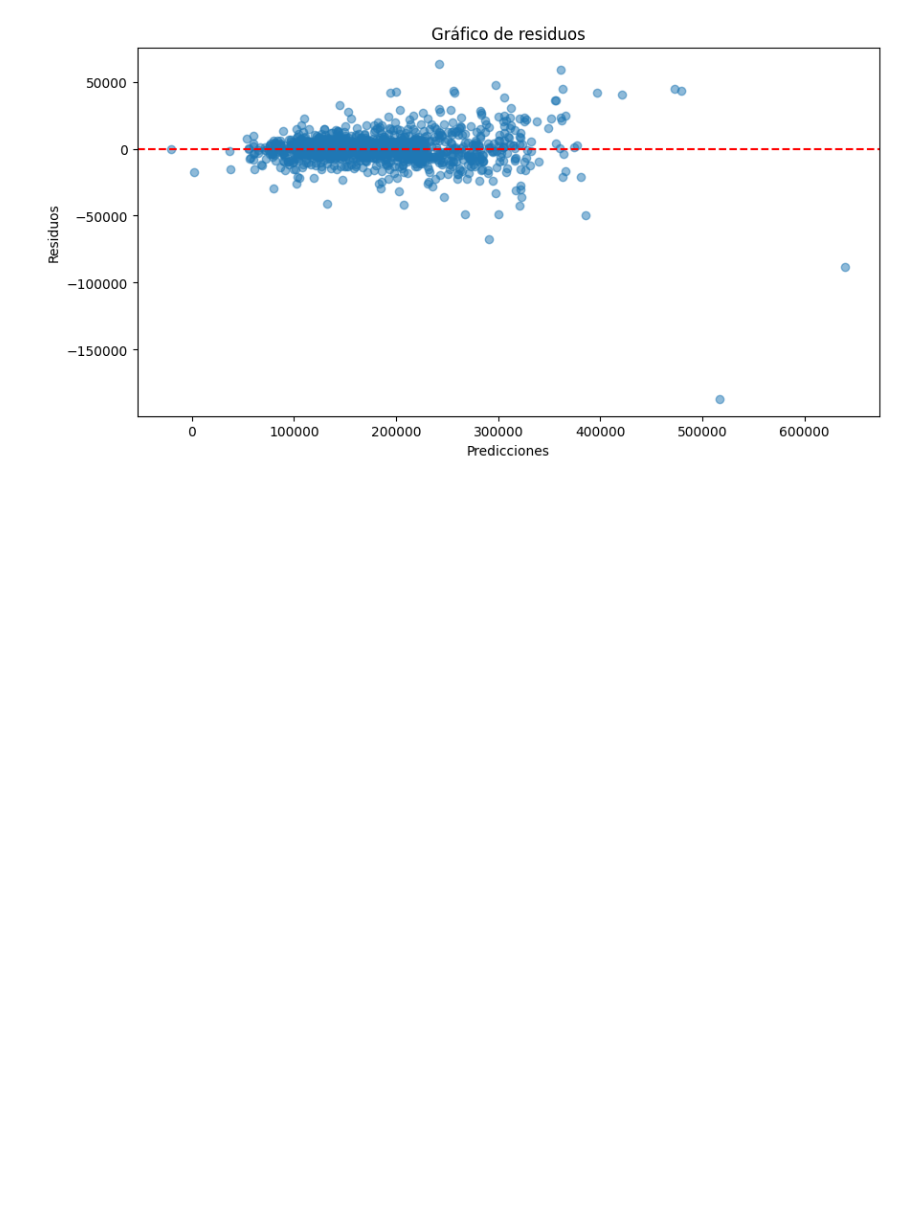
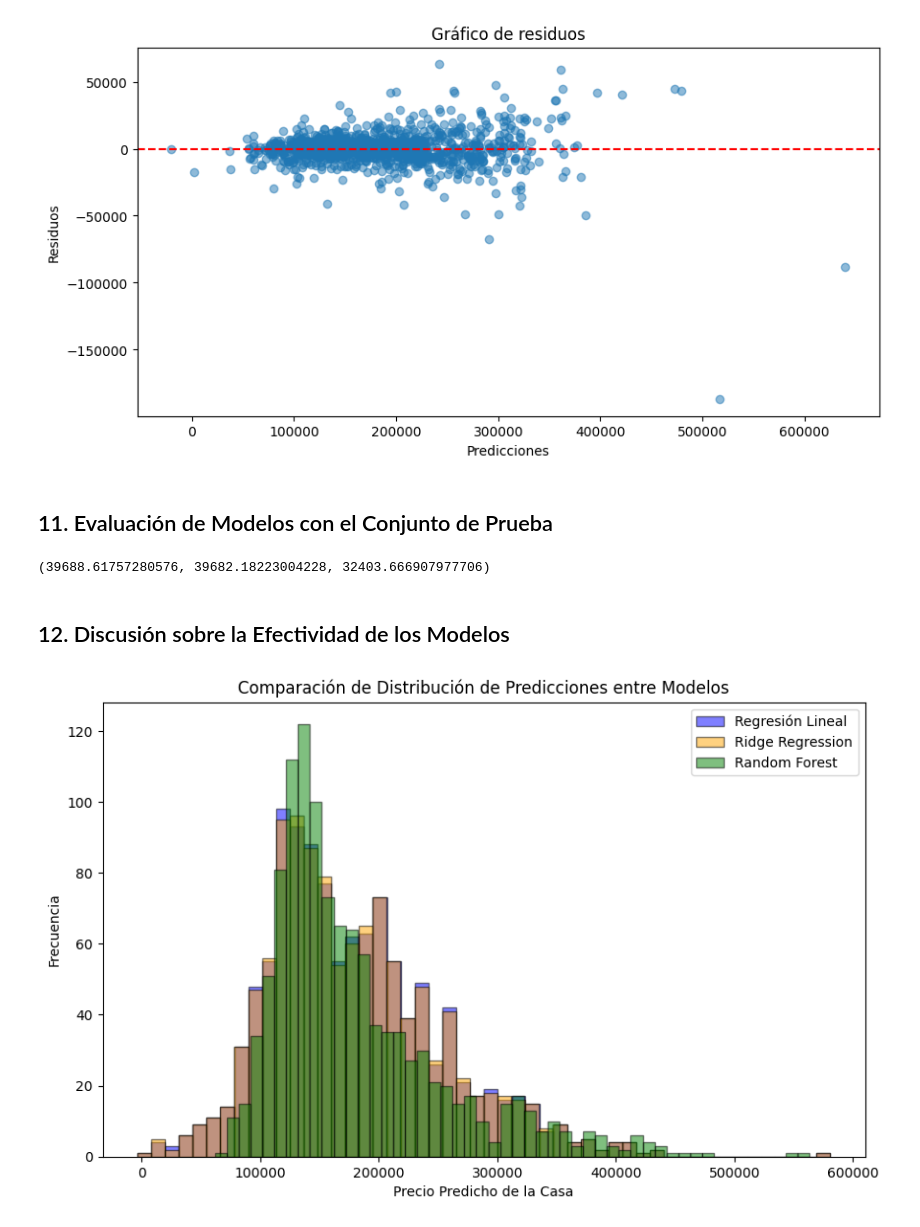
Before and after one commit to Sofiamishel2003/Modelo_Regresion_Lineal, a Jupyter notebook: Modelo_RegresionLineal.ipynb, the cells around one changed output. Drawn from its saved outputs; the diff is of its cells as text; code cells hidden in the pictures; blank space fills up the shorter version.

```diff
--- a/Modelo_RegresionLineal.ipynb
+++ b/Modelo_RegresionLineal.ipynb
@@ -661,3 +653,49 @@ plt.title("Gráfico de residuos")
 plt.show()
 # %% [output]
 [figure]
+# %% [markdown]
+## 11. Evaluación de Modelos con el Conjunto de Prueba
+# %%
+# Modelo 1: Regresión Lineal Múltiple
+lr_model = LinearRegression()
+lr_model.fit(X_train, y_train)
+y_pred_lr = lr_model.predict(X_test)
+
+# Modelo 2: Ridge Regression
+ridge = Ridge(alpha=1.0)
+ridge.fit(X_train, y_train)
+y_pred_ridge = ridge.predict(X_test)
+
+# Modelo 3: Random Forest
+best_rf = RandomForestRegressor(n_estimators=100, max_depth=20, min_samples_split=2, random_state=42)
+best_rf.fit(X_train, y_train)
+y_pred_rf = best_rf.predict(X_test)
+
+# Evaluación con validación cruzada
+cv_scores_lr = cross_val_score(lr_model, X_train, y_train, scoring="neg_mean_squared_error", cv=5)
+cv_scores_ridge = cross_val_score(ridge, X_train, y_train, scoring="neg_mean_squared_error", cv=5)
+cv_scores_rf = cross_val_score(best_rf, X_train, y_train, scoring="neg_mean_squared_error", cv=5)
+
+# Cálculo de RMSE
+rmse_lr = np.sqrt(-cv_scores_lr.mean())
+rmse_ridge = np.sqrt(-cv_scores_ridge.mean())
+rmse_rf = np.sqrt(-cv_scores_rf.mean())
+
+rmse_lr, rmse_ridge, rmse_rf
+# %% [output]
+(39688.61757280576, 39682.18223004228, 32403.666907977706)
+# %% [markdown]
+## 12. Discusión sobre la Efectividad de los Modelos
+# %%
+# Comparación de la distribución de precios predichos por cada modelo
+plt.figure(figsize=(10, 6))
+plt.hist(y_pred_lr, bins=50, alpha=0.5, label="Regresión Lineal", color="blue", edgecolor="black")
+plt.hist(y_pred_ridge, bins=50, alpha=0.5, label="Ridge Regression", color="orange", edgecolor="black")
+plt.hist(y_pred_rf, bins=50, alpha=0.5, label="Random Forest", color="green", edgecolor="black")
+plt.xlabel("Precio Predicho de la Casa")
+plt.ylabel("Frecuencia")
+plt.title("Comparación de Distribución de Predicciones entre Modelos")
+plt.legend()
+plt.show()
+# %% [output]
+[figure, added]
```
Also changed, not shown: parts of 6 cells of this notebook.
